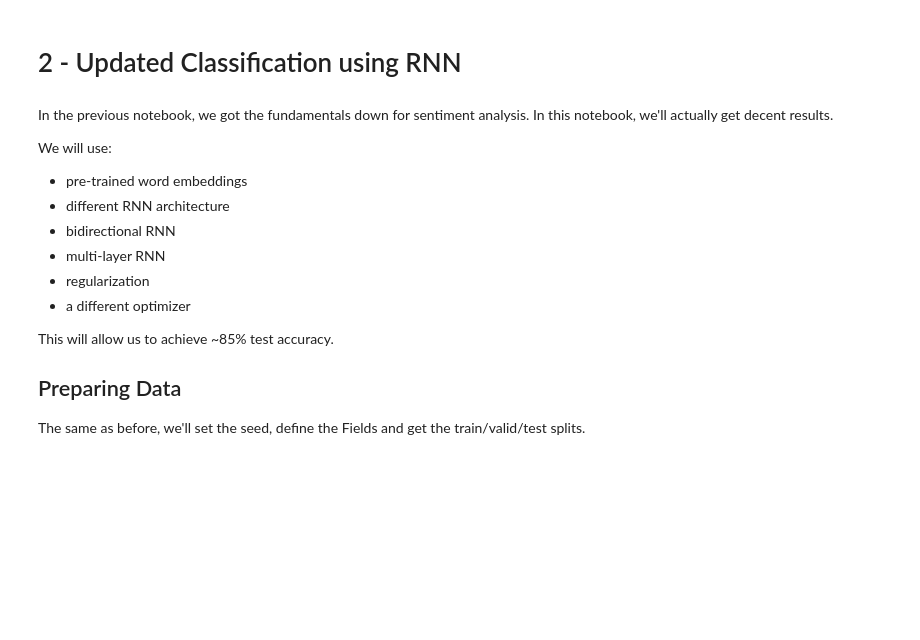
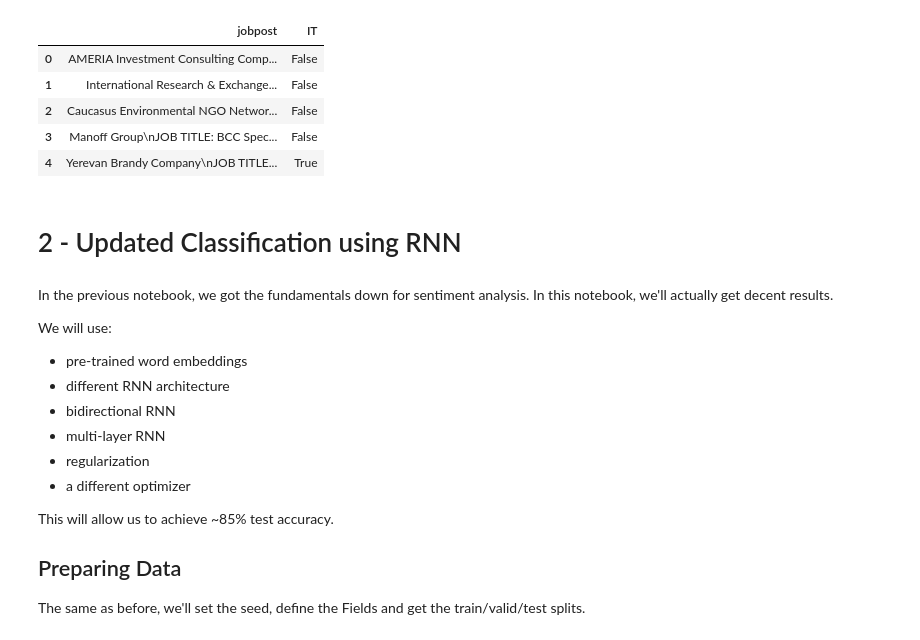
Before and after one commit to lppier/Armenian_Online_Job_Postings_Text_Mining, a Jupyter notebook: classification/2 - Upgraded Classification using RNN.ipynb, the cells around one changed output. Saved outputs shown, nothing was run; the diff lists cells and outputs as text; code cells hidden in the pictures; blank space fills up the shorter version.

```diff
--- a/classification/2 - Upgraded Classification using RNN.ipynb
+++ b/classification/2 - Upgraded Classification using RNN.ipynb
@@ -107,3 +122,13 @@ downloading file data_jobposts_it.csv
+# %%
+df = pd.read_csv("data_jobposts_it.csv")
+df.head(5)
+# %% [output]
+|  | jobpost | IT |
+| 0 | AMERIA Investment Consulting Comp... | False |
+| 1 | International Research & Exchange... | False |
+| 2 | Caucasus Environmental NGO Networ... | False |
+| 3 | Manoff Group\nJOB TITLE: BCC Spec... | False |
+| 4 | Yerevan Brandy Company\nJOB TITLE... | True |
 # %% [markdown]
 # 2 - Updated Classification using RNN
 # %% [markdown]
```
Also changed, not shown: parts of 28 cells of this notebook, 1 other file.
